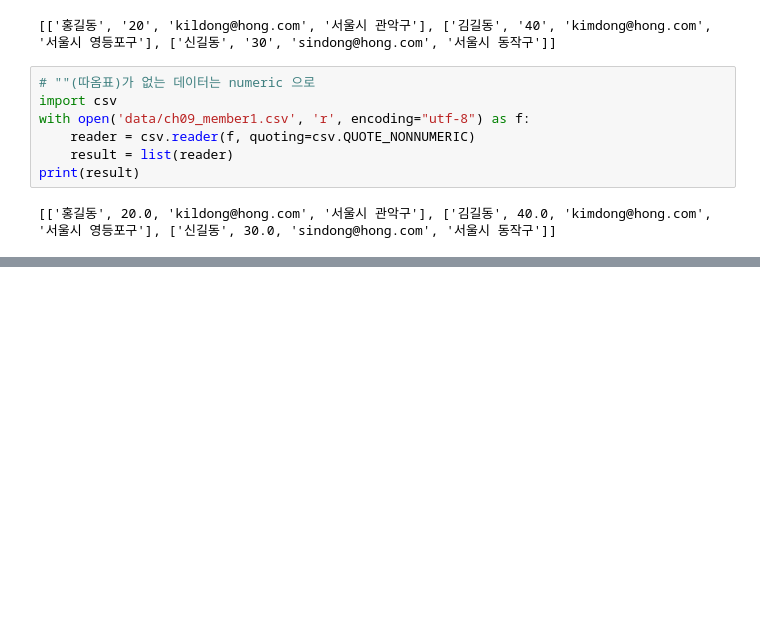
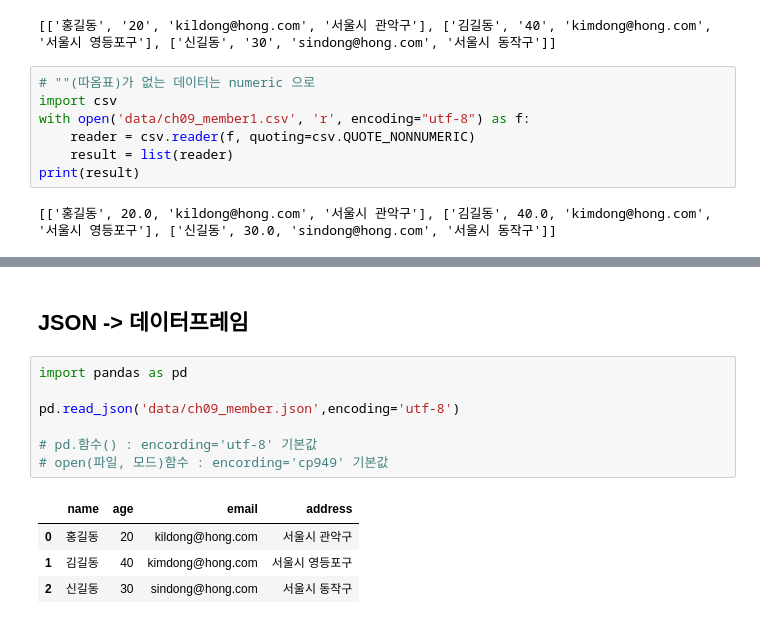
Before and after one commit to hzj04473/ai_x, a Jupyter notebook: source/01_python/ch09_파일io(입출력)프로그래밍.ipynb, the cells around one changed output, grey strips where cells are left out. Saved outputs shown, nothing was run; the diff lists cells and outputs as text; blank space fills up the shorter version.

```diff
--- a/source/01_python/ch09_파일io(입출력)프로그래밍.ipynb
+++ b/source/01_python/ch09_파일io(입출력)프로그래밍.ipynb
@@ -294,0 +571,14 @@ print(result)
+# %% [markdown]
+## JSON -> 데이터프레임
+# %%
+import pandas as pd
+
+pd.read_json('data/ch09_member.json',encoding='utf-8')
+
+# pd.함수() : encording='utf-8' 기본값
+# open(파일, 모드)함수 : encording='cp949' 기본값
+# %% [output]
+|  | name | age | email | address |
+| 0 | 홍길동 | 20 | kildong@hong.com | 서울시 관악구 |
+| 1 | 김길동 | 40 | kimdong@hong.com | 서울시 영등포구 |
+| 2 | 신길동 | 30 | sindong@hong.com | 서울시 동작구 |
```
Also changed, not shown: parts of 35 cells of this notebook, 4 other files.
